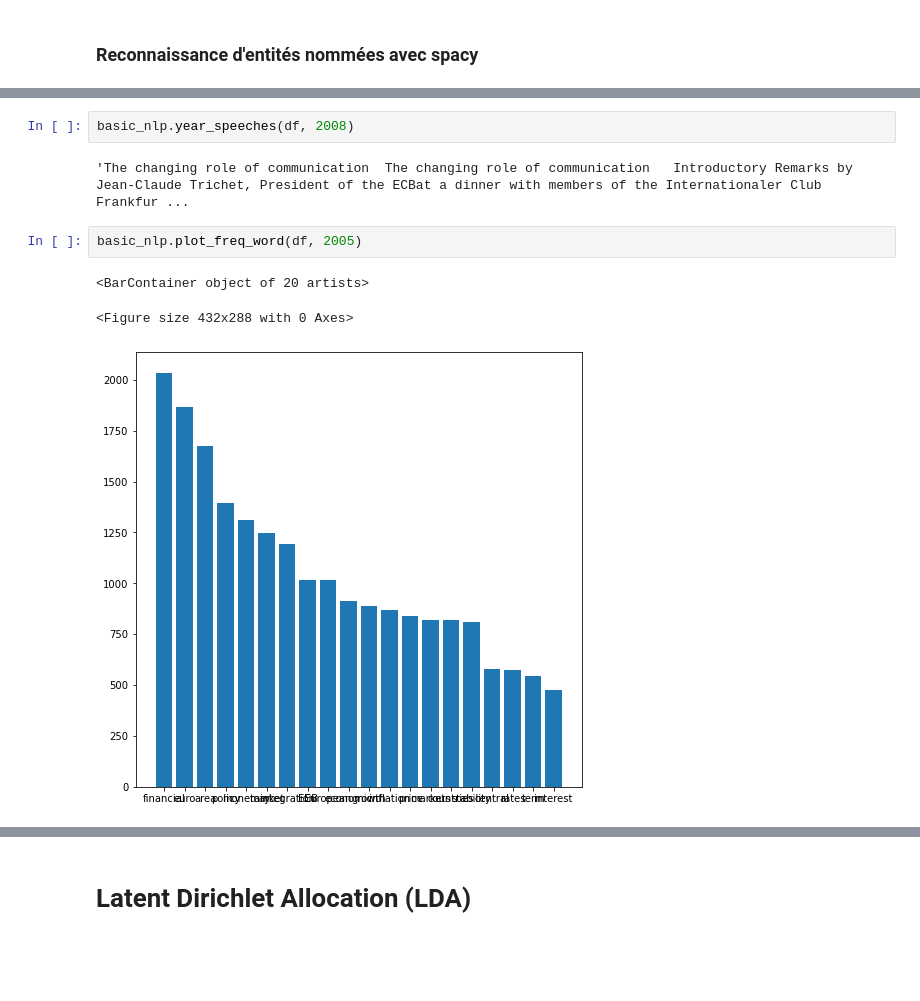
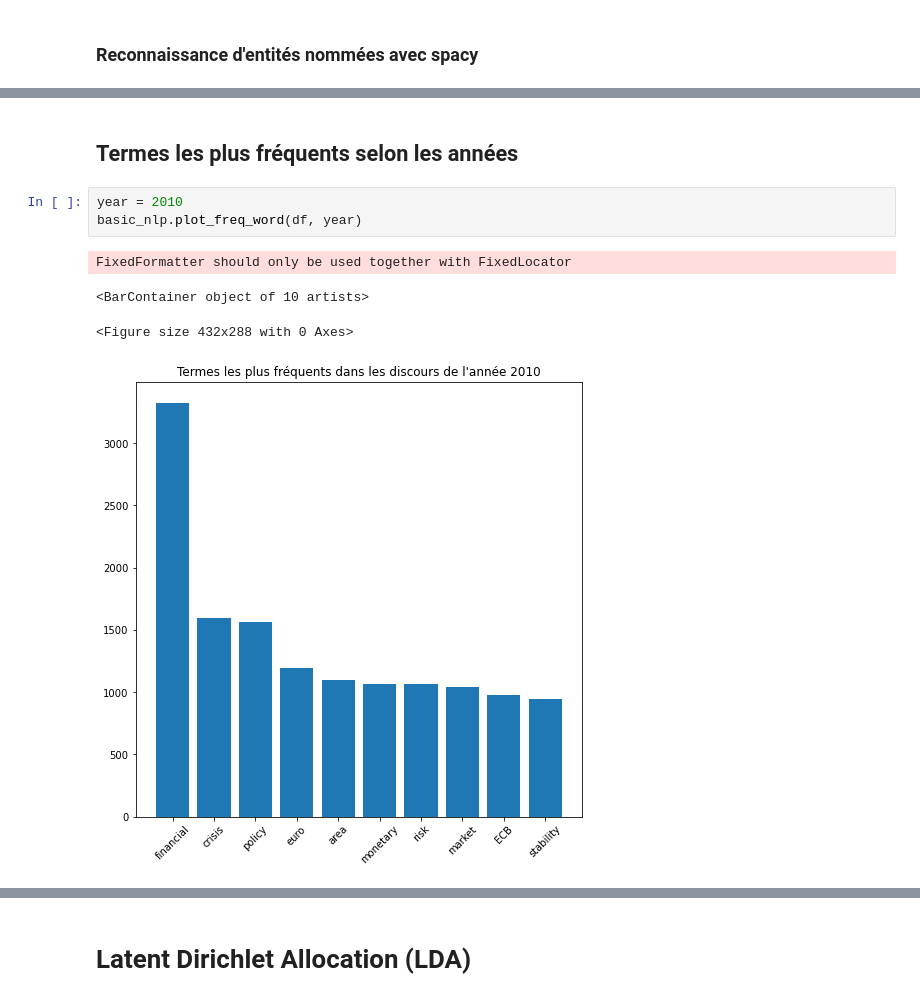
Before and after one commit to a-issac/central-bank-speech-analysis, a Jupyter notebook: Notebook.ipynb, the cells around one changed output, grey strips where cells are left out. Drawn from its saved outputs; the diff is of its cells as text; blank space fills up the shorter version.

```diff
--- a/Notebook.ipynb
+++ b/Notebook.ipynb
@@ -337,11 +355,11 @@ basic_nlp.print_trigram_likelihood(trigrams)
-# %%
-basic_nlp.year_speeches(df, 2008)
-# %% [output]
-'The changing role of communication  The changing role of communication   Introductory Remarks by Jean-Claude Trichet, President of the ECBat a dinner with members of the Internationaler Club Frankfur ...
-# %%
-basic_nlp.plot_freq_word(df, 2005)
-# %% [output]
-<BarContainer object of 20 artists>
-<Figure size 432x288 with 0 Axes>
-[figure, removed]
+# %% [markdown]
+## Termes les plus fréquents selon les années
+# %%
+year = 2010
+basic_nlp.plot_freq_word(df, year)
+# %% [output]
+FixedFormatter should only be used together with FixedLocator
+<BarContainer object of 10 artists>
+<Figure size 432x288 with 0 Axes>
+[figure, added]
 # %%
```
Also changed, not shown: parts of 68 cells of this notebook.
